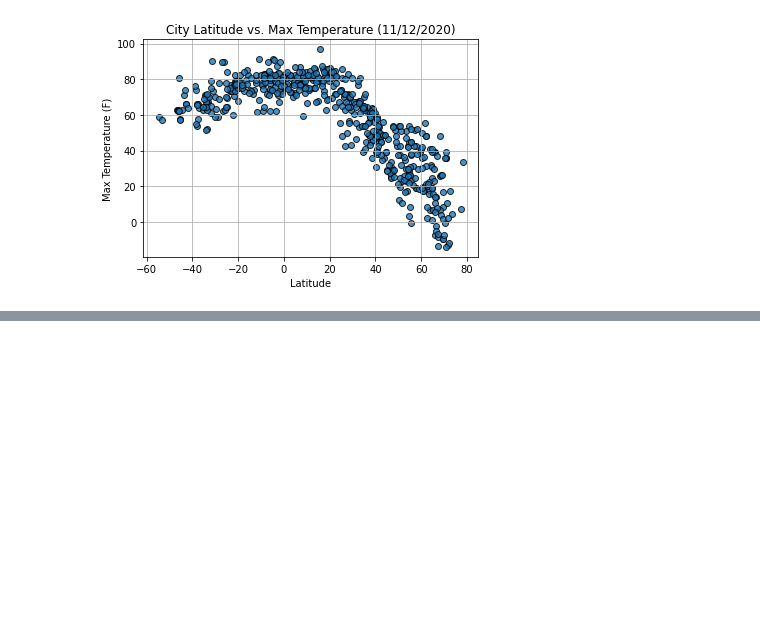
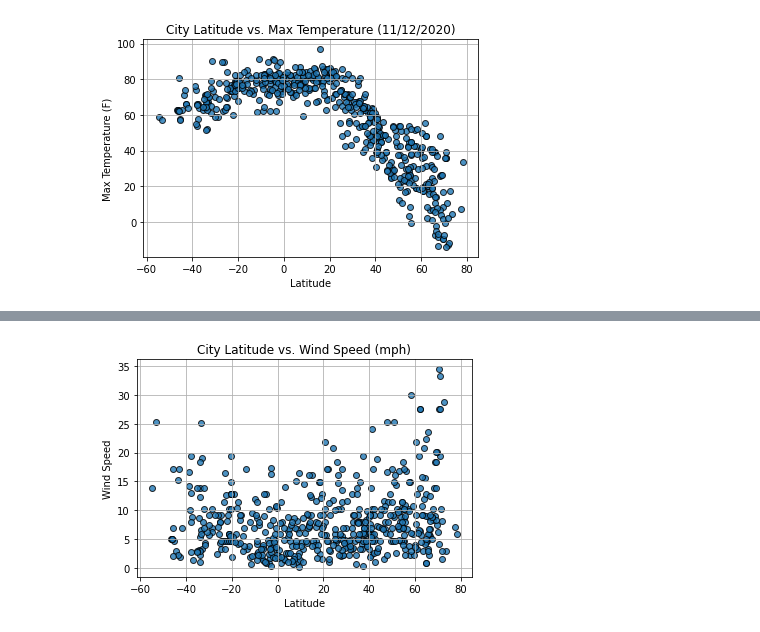
Before and after one commit to rebeccatast/Python-api-Challenge, a Jupyter notebook: WeatherPy/WeatherPy2.ipynb, the cells around one changed output, grey strips where cells are left out. Cells and saved outputs as stored; diff of their text form; code cells hidden in the pictures; blank space fills up the shorter version.

```diff
--- a/WeatherPy/WeatherPy2.ipynb
+++ b/WeatherPy/WeatherPy2.ipynb
@@ -195,0 +226,15 @@ plt.show()
+# %%
+#Scatter Plot latitude vs. wind speed
+plt.scatter(lats,
+           wind_speed,
+           edgecolor="black", linewidths=1, marker="o",
+           alpha=0.8, label ="Cities")
+plt.title("City Latitude vs. Wind Speed (mph)")
+plt.ylabel("Wind Speed")
+plt.xlabel("Latitude")
+plt.grid(True)
+plt.savefig("/users/rebeccatast/desktop/Python-api-Challenge/WeatherPy/Fig4.png")
+
+plt.show()
+# %% [output]
+[figure, added]
```
Also changed, not shown: parts of 2 cells of this notebook.
